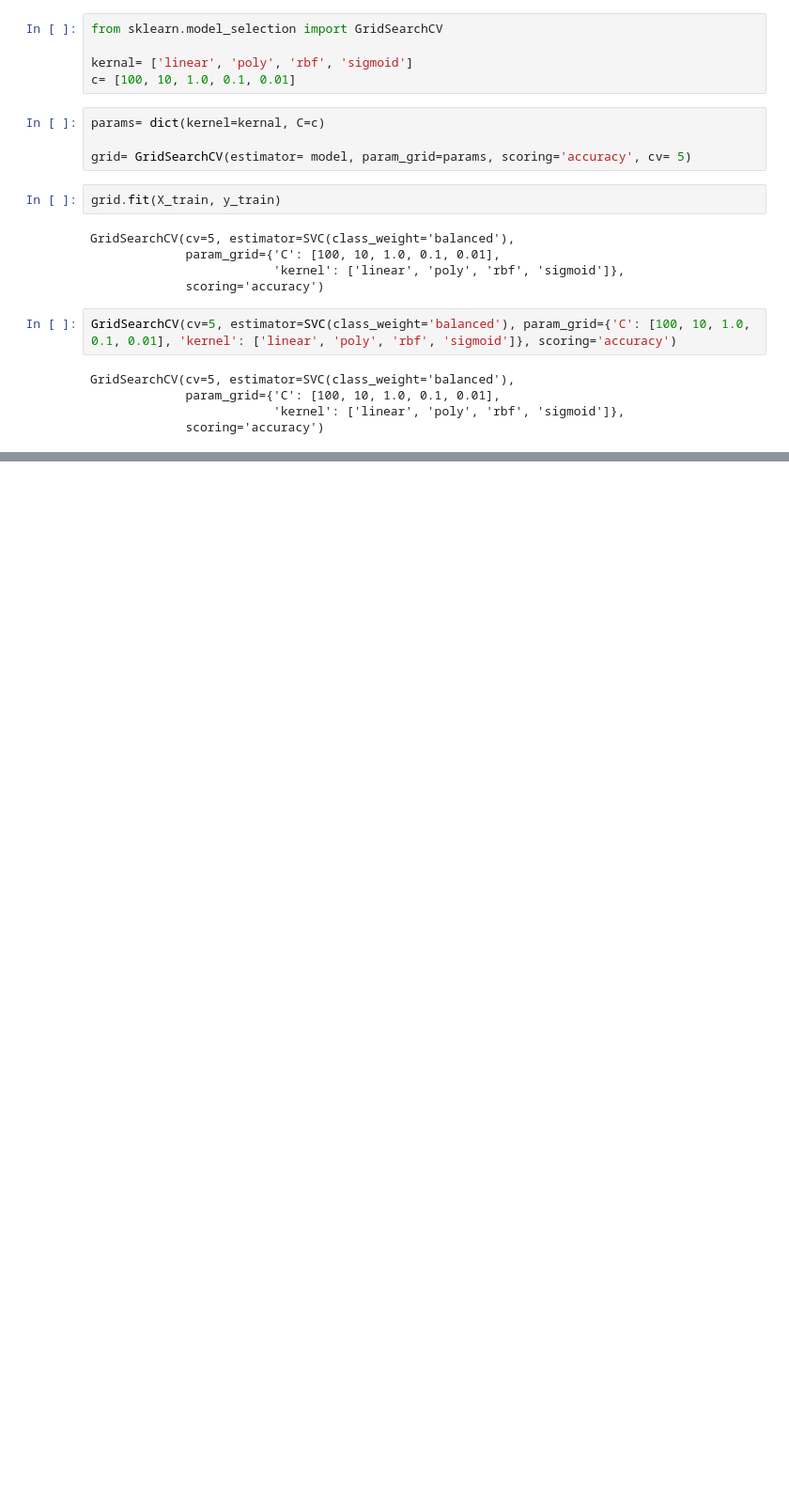
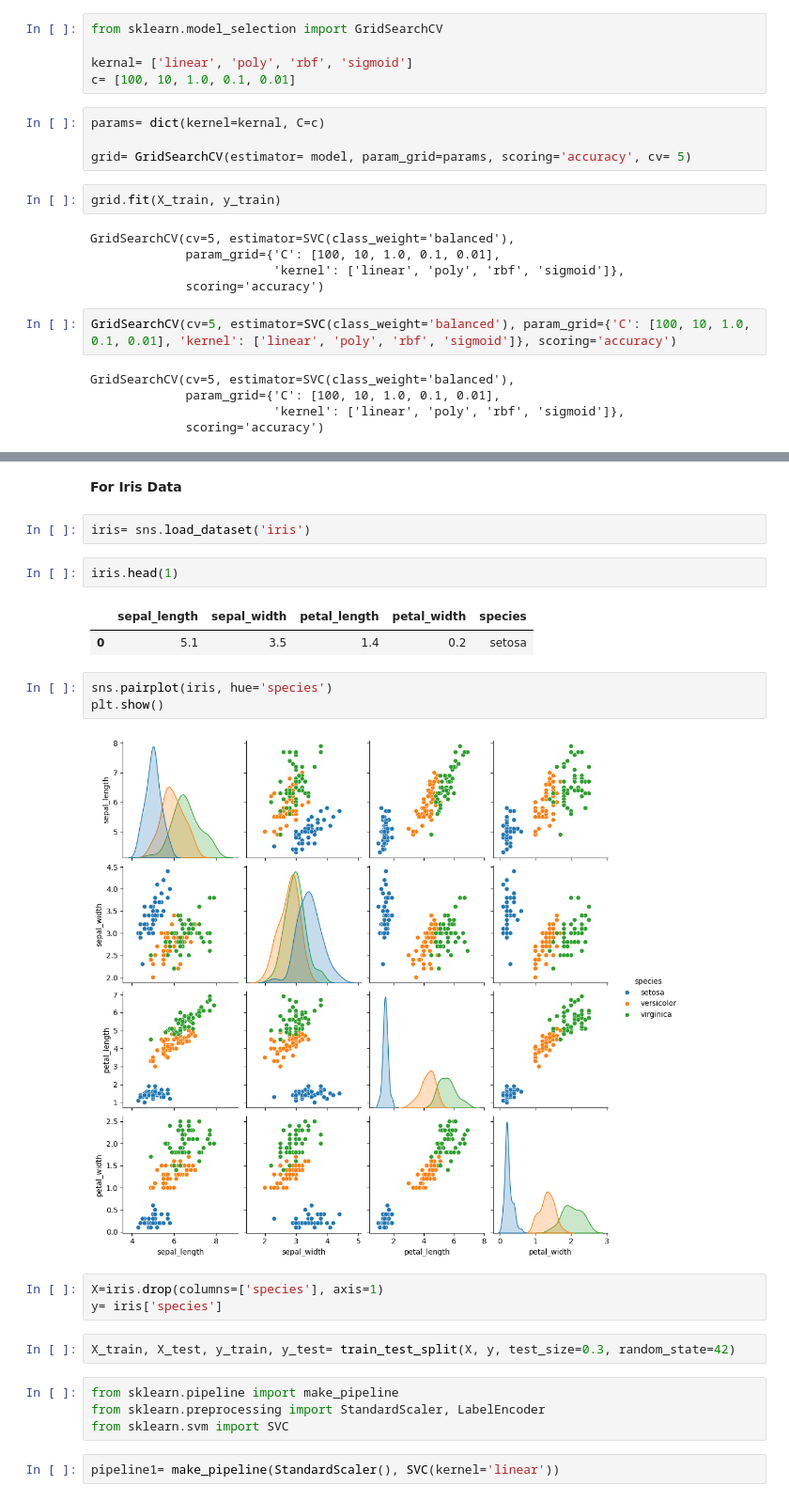
Before and after one commit to karthik-k11/Machine-Learning, a Jupyter notebook: ML/SVM_iris.ipynb, the cells around one changed output, grey strips where cells are left out. Shown at 94% size. Cells and saved outputs as stored; diff of their text form; blank space fills up the shorter version.

```diff
--- a/ML/SVM_iris.ipynb
+++ b/ML/SVM_iris.ipynb
@@ -200,0 +244,25 @@ GridSearchCV(cv=5, estimator=SVC(class_weight='balanced'),
+# %% [markdown]
+**For Iris Data**
+# %%
+iris= sns.load_dataset('iris')
+# %%
+iris.head(1)
+# %% [output]
+|  | sepal_length | sepal_width | petal_length | petal_width | species |
+| 0 | 5.1 | 3.5 | 1.4 | 0.2 | setosa |
+# %%
+sns.pairplot(iris, hue='species')
+plt.show()
+# %% [output]
+[figure, added]
+# %%
+X=iris.drop(columns=['species'], axis=1)
+y= iris['species']
+# %%
+X_train, X_test, y_train, y_test= train_test_split(X, y, test_size=0.3, random_state=42)
+# %%
+from sklearn.pipeline import make_pipeline
+from sklearn.preprocessing import StandardScaler, LabelEncoder
+from sklearn.svm import SVC
+# %%
+pipeline1= make_pipeline(StandardScaler(), SVC(kernel='linear'))
```
Also changed, not shown: parts of 6 cells of this notebook.
